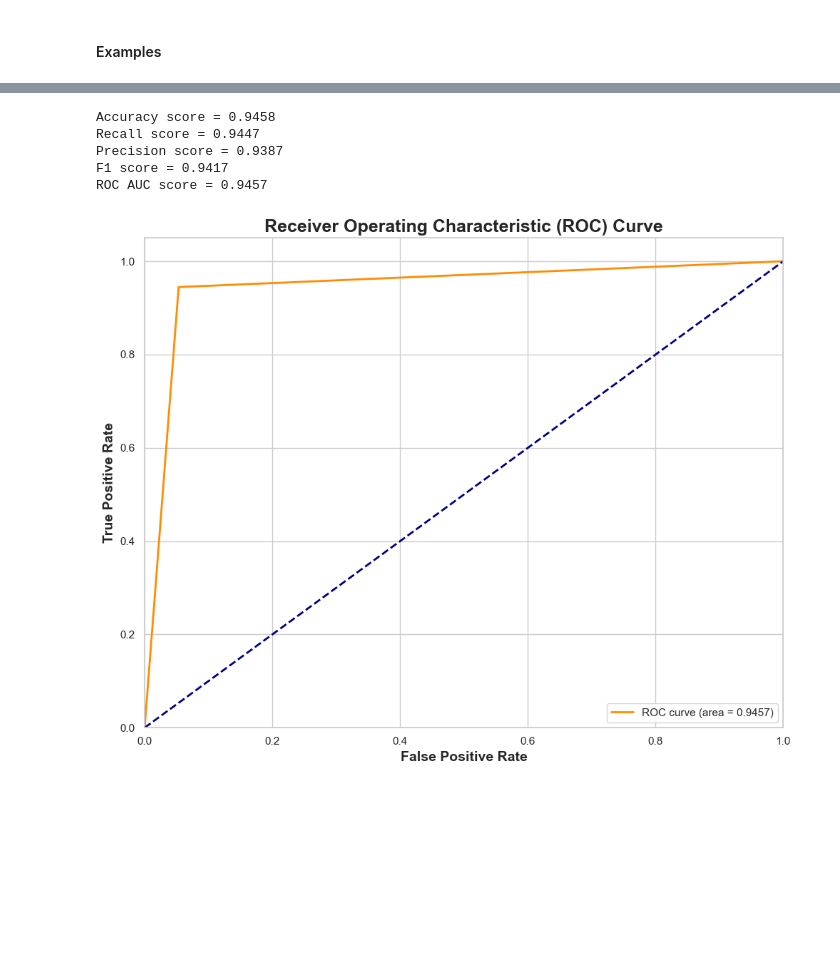
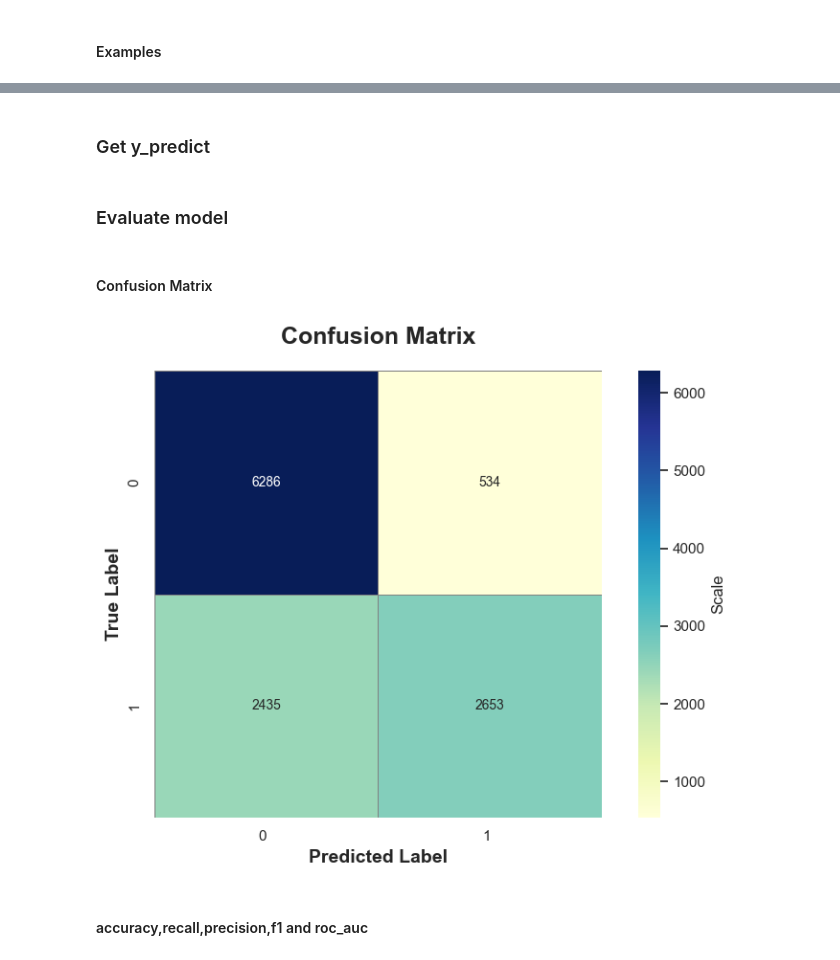
Before and after one commit to zyad-ashraf-amar/ML-Codes, a Jupyter notebook: ML_Codes/3- Classification/ML_Classification_call.ipynb, the cells around one changed output, grey strips where cells are left out. Drawn from its saved outputs; the diff is of its cells as text; code cells hidden in the pictures; blank space fills up the shorter version.

```diff
--- a/ML_Codes/3- Classification/ML_Classification_call.ipynb
+++ b/ML_Codes/3- Classification/ML_Classification_call.ipynb
@@ -875,0 +1023,5 @@ plot_confusion_matrix(y_test, y_pred)
+# %%
+best_params, best_score, best_estimator = random_search_classifier('RandomForest', x_train, y_train, cv=type_cross_valid, scoring='accuracy', perfect_params=True)
+
+print('best_params =',best_params)
+print('best_params =',best_score)
@@ -875,0 +1031,3 @@ plot_confusion_matrix(y_test, y_pred)
+# %%
+RandomForest_model = best_estimator
+RandomForest_model
@@ -875,0 +1048,2 @@ plot_confusion_matrix(y_test, y_pred)
+# %%
+Check_Overfitting_Classification(RandomForest_model,x,y,x_train,y_train,x_valid,y_valid)
@@ -876,9 +1073,14 @@ plot_confusion_matrix(y_test, y_pred)
+# %% [markdown]
+### Get y_predict
+# %%
+y_pred = RandomForest_model.predict(x_test)
+# %% [markdown]
+### Evaluate model
+# %% [markdown]
+#### Confusion Matrix
 # %%
-evaluate_model_Classification(y_test, y_pred)
+plot_confusion_matrix(y_test, y_pred)
 # %% [output]
-Accuracy score = 0.9458
-Recall score = 0.9447
-Precision score = 0.9387
-F1 score = 0.9417
-ROC AUC score = 0.9457
-[figure, old version]
+[figure, new version]
+# %% [markdown]
+#### accuracy,recall,precision,f1 and roc_auc
```
Also changed, not shown: parts of 138 cells of this notebook, 2 other files.
